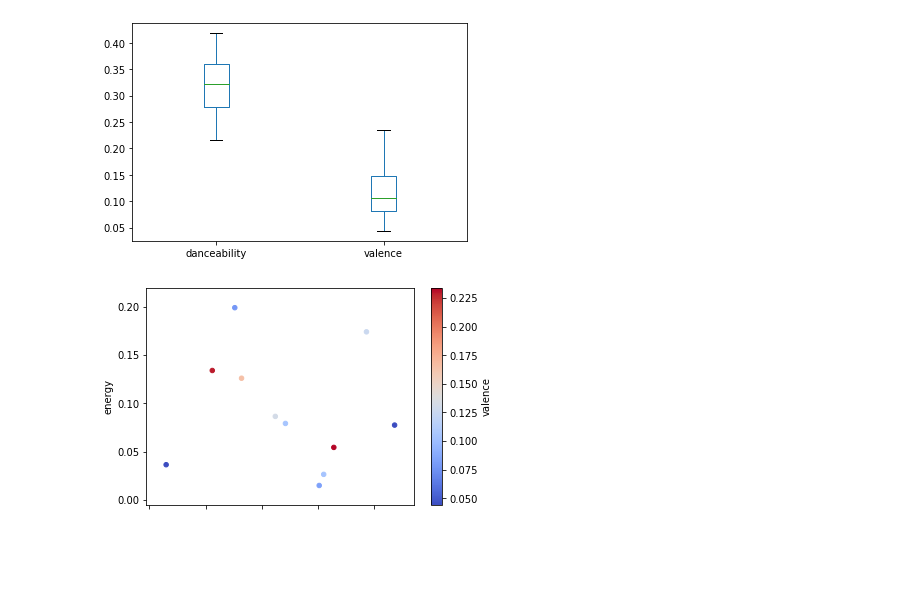
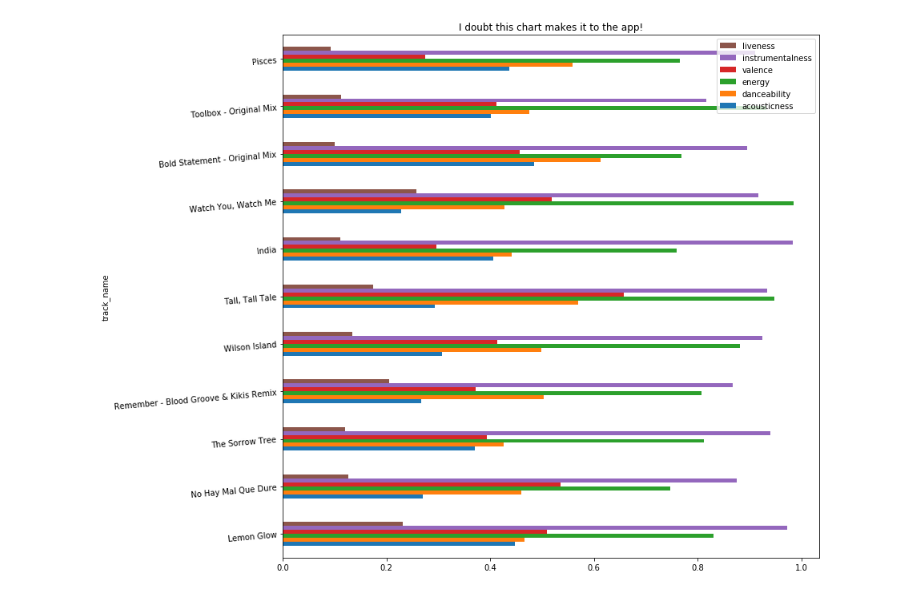
Before and after one commit to bw-spotify-song-suggester-4/data-science, a Jupyter notebook: pickletaste.ipynb, the cells around one changed output. Saved outputs shown, nothing was run; the diff lists cells and outputs as text; code cells hidden in the pictures; blank space fills up the shorter version.

Commit message:
sample graphs as .png files

```diff
--- a/pickletaste.ipynb
+++ b/pickletaste.ipynb
@@ -59,10 +53,8 @@ plt.show()
-# %%
-results[['danceability', 'valence']].plot.box()
-plt.show()
-# %% [output]
-[figure, removed]
-# %%
-results.plot.scatter(x = 'danceability', y = 'energy', c = 'valence', cmap = 'coolwarm')
-plt.show()
-# %% [output]
-[figure, removed]
+# %%
+ax = results.plot.barh(x = 'track_name', y = ['acousticness', 'danceability', 'energy', 'valence', 'instrumentalness', 'liveness'],
+                  figsize = (12, 12), rot = 5, title = "I doubt this chart makes it to the app!", legend = 'reverse')
+fig = ax.get_figure()
+fig.savefig('similarity.png')
+plt.show()
+# %% [output]
+[figure, added]
```
Also changed, not shown: parts of 6 cells of this notebook, 2 other files.
